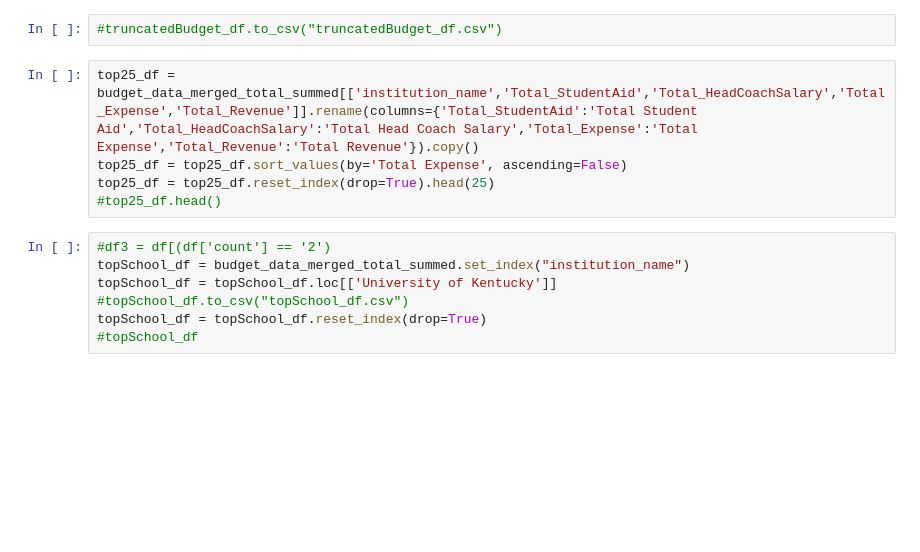
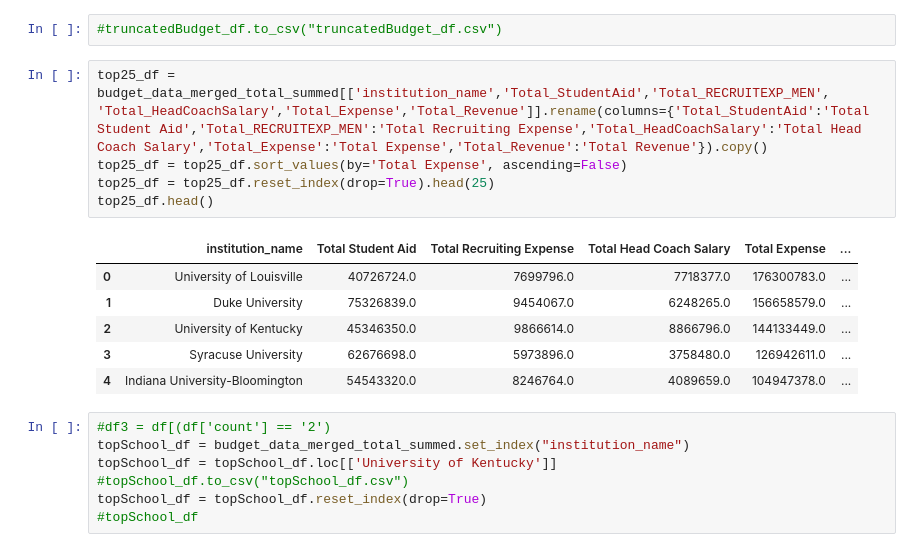
Before and after one commit to reedkm/project_one, a Jupyter notebook: main_NBA_project_exploration.ipynb, the cells around one changed output. Cells and saved outputs as stored; diff of their text form; blank space fills up the shorter version.

```diff
--- a/main_NBA_project_exploration.ipynb
+++ b/main_NBA_project_exploration.ipynb
@@ -108,10 +116,17 @@ truncatedBudget_df = revenue_df = budget_data_merged_total_summed[['institution_
 # %%
 #truncatedBudget_df.to_csv("truncatedBudget_df.csv")
 # %%
-top25_df = budget_data_merged_total_summed[['institution_name','Total_StudentAid','Total_HeadCoachSalary','Total_Expense','Total_Revenue']].rename(columns={'Total_StudentAid':'Total Student Aid','Total_HeadCoachSalary':'Total Head Coach Salary','Total_Expense':'Total Expense','Total_Revenue':'Total Revenue'}).copy()
+top25_df = budget_data_merged_total_summed[['institution_name','Total_StudentAid','Total_RECRUITEXP_MEN', 'Total_HeadCoachSalary','Total_Expense','Total_Revenue']].rename(columns={'Total_StudentAid':'Total Student Aid','Total_RECRUITEXP_MEN':'Total Recruiting Expense','Total_HeadCoachSalary':'Total Head Coach Salary','Total_Expense':'Total Expense','Total_Revenue':'Total Revenue'}).copy()
 top25_df = top25_df.sort_values(by='Total Expense', ascending=False)
 top25_df = top25_df.reset_index(drop=True).head(25)
-#top25_df.head()
+top25_df.head()
+# %% [output]
+|  | institution_name | Total Student Aid | Total Recruiting Expense | Total Head Coach Salary | Total Expense | ... |
+| 0 | University of Louisville | 40726724.0 | 7699796.0 | 7718377.0 | 176300783.0 | ... |
+| 1 | Duke University | 75326839.0 | 9454067.0 | 6248265.0 | 156658579.0 | ... |
+| 2 | University of Kentucky | 45346350.0 | 9866614.0 | 8866796.0 | 144133449.0 | ... |
+| 3 | Syracuse University | 62676698.0 | 5973896.0 | 3758480.0 | 126942611.0 | ... |
+| 4 | Indiana University-Bloomington | 54543320.0 | 8246764.0 | 4089659.0 | 104947378.0 | ... |
 # %%
 #df3 = df[(df['count'] == '2')
 topSchool_df = budget_data_merged_total_summed.set_index("institution_name")
```
Also changed, not shown: parts of 6 cells of this notebook, 2 other files.
